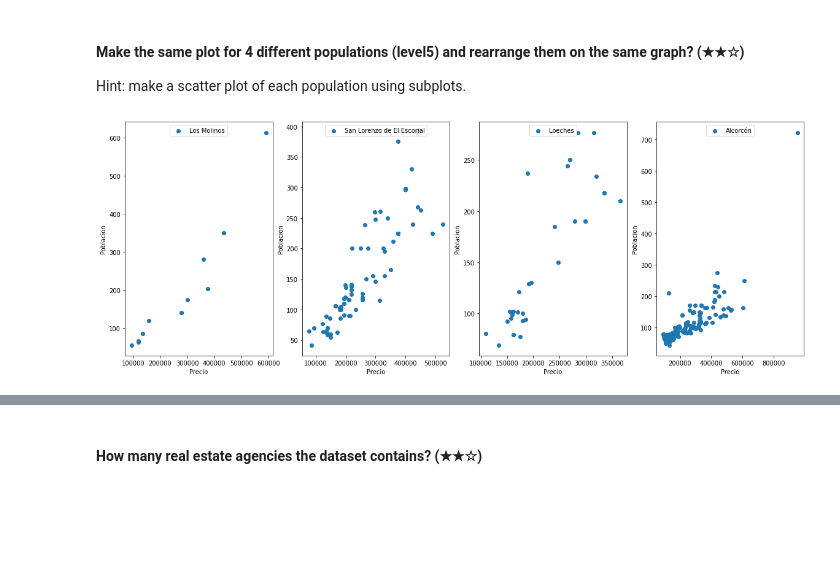
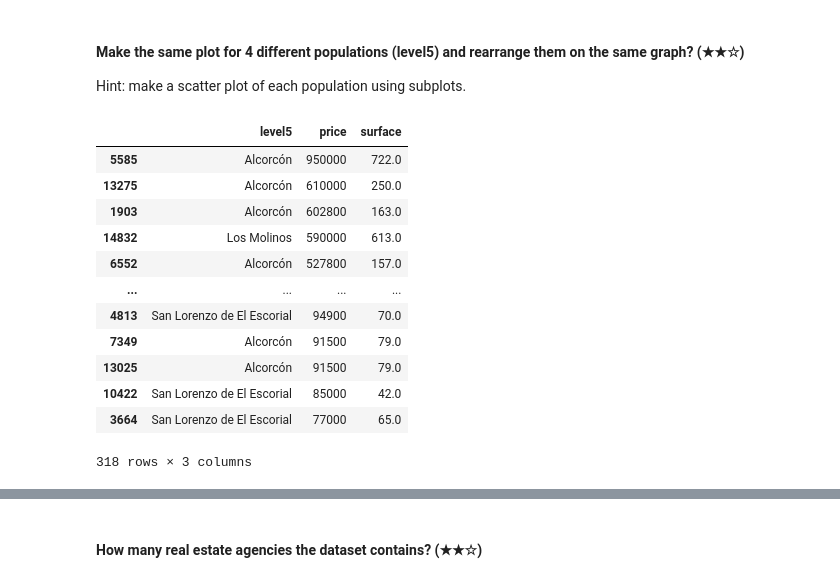
Before and after one commit to 4GeeksAcademy/realestate-datacleanup-exercise, a Jupyter notebook: project.ipynb, the cells around one changed output, grey strips where cells are left out. Saved outputs shown, nothing was run; the diff lists cells and outputs as text; code cells hidden in the pictures; blank space fills up the shorter version.

```diff
--- a/project.ipynb
+++ b/project.ipynb
@@ -444,21 +441,29 @@ plt.show()
 # %% [markdown]
 #### Make the same plot for 4 different populations (level5) and rearrange them on the same graph? (★★☆)
 Hint: make a scatter plot of each population using subplots.
-# %%
-df8 = df[['level5', 'price', 'surface']]
-filtro_poblacion = ('Los Molinos', 'San Lorenzo de El Escorial', 'Loeches', 'Alcorcón')
-poblacion_df8 = {poblacion: df8[df8['level5'] == poblacion].dropna()
-    for poblacion in filtro_poblacion}
-plt.figure(figsize=(25, 7))
-
-for index, poblacion in enumerate(filtro_poblacion):
-
-    plt.subplot(1, 5, index + 1)
-    plt.scatter(poblacion_df8[filtro_poblacion[index]]['price'], poblacion_df8[filtro_poblacion[index]]['surface'], label=filtro_poblacion[index])
-    plt.legend(loc='upper center')
-    plt.xlabel('Precio')
-    plt.ylabel('Poblacion')
-
-plt.show()
-# %% [output]
-[figure, removed]
+# %%
+prueba3= df[df['level5'] == 'Los Molinos']
+prueba4= df[df['level5'] == 'San Lorenzo de El Escorial']
+prueba5= df[df['level5'] == 'Loeches']
+prueba6= df[df['level5'] == 'Alcorcón']
+prueba7 = pd.DataFrame(prueba3)
+prueba8 = pd.DataFrame(prueba4)
+prueba9 = pd.DataFrame(prueba5)
+prueba10 = pd.DataFrame(prueba6)
+prueba11= pd.concat([prueba3, prueba4,prueba5,prueba6])
+prueba12= prueba11[['level5', 'price', 'surface']].sort_values(by='price', ascending=False)
+prueba12
+# %% [output]
+|  | level5 | price | surface |
+| 5585 | Alcorcón | 950000 | 722.0 |
+| 13275 | Alcorcón | 610000 | 250.0 |
+| 1903 | Alcorcón | 602800 | 163.0 |
+| 14832 | Los Molinos | 590000 | 613.0 |
+| 6552 | Alcorcón | 527800 | 157.0 |
+| ... | ... | ... | ... |
+| 4813 | San Lorenzo de El Escorial | 94900 | 70.0 |
+| 7349 | Alcorcón | 91500 | 79.0 |
+| 13025 | Alcorcón | 91500 | 79.0 |
+| 10422 | San Lorenzo de El Escorial | 85000 | 42.0 |
+| 3664 | San Lorenzo de El Escorial | 77000 | 65.0 |
+318 rows × 3 columns
```
Also changed, not shown: parts of 4 cells of this notebook.
